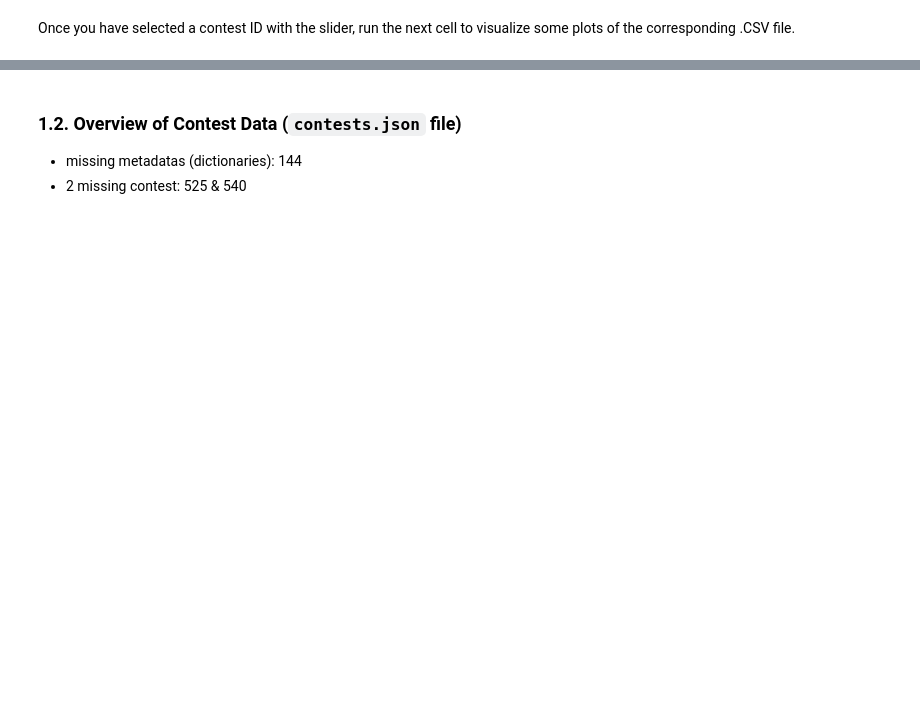
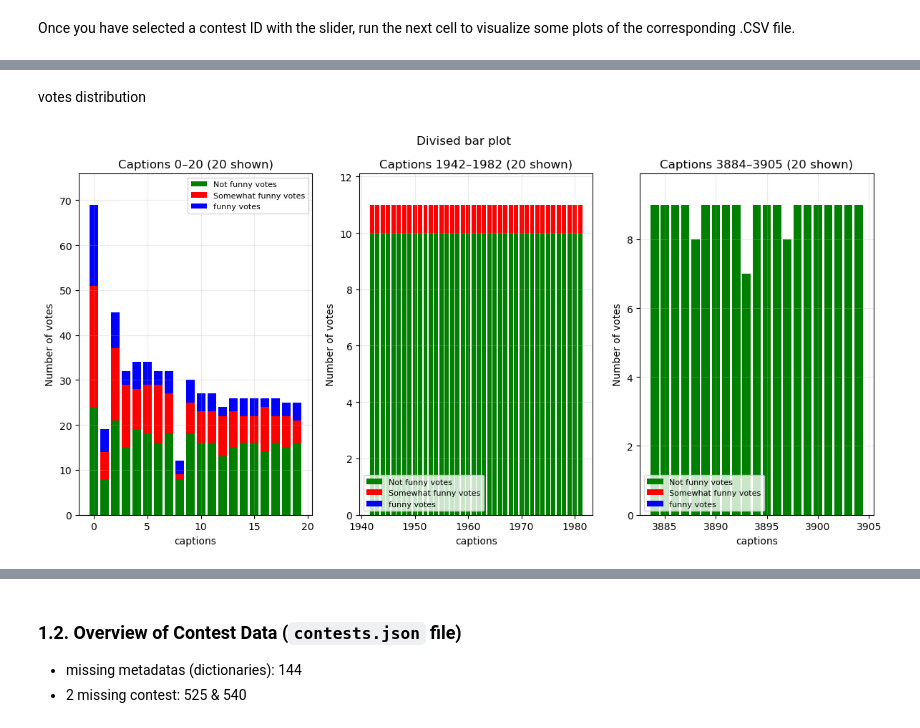
Before and after one commit to epfl-ada/ada-2025-project-json-derulo, a Jupyter notebook: src/Milestone_P2/Milestone_P2.ipynb, the cells around one changed output, grey strips where cells are left out. Drawn from its saved outputs; the diff is of its cells as text; code cells hidden in the pictures; blank space fills up the shorter version.

```diff
--- a/src/Milestone_P2/Milestone_P2.ipynb
+++ b/src/Milestone_P2/Milestone_P2.ipynb
@@ -221,0 +253,9 @@ print(contests_df.count())
+# %% [markdown]
+votes distribution
+# %%
+filename = f"{contest_id}.csv"
+file_path = os.path.join(CSV_DIR, filename)
+df=pd.read_csv(file_path)
+viz2.plot_divised_histo_stacked(pd.read_csv(file_path))
+# %% [output]
+[figure, added]
```
Also changed, not shown: parts of 20 cells of this notebook, 1 other file.
